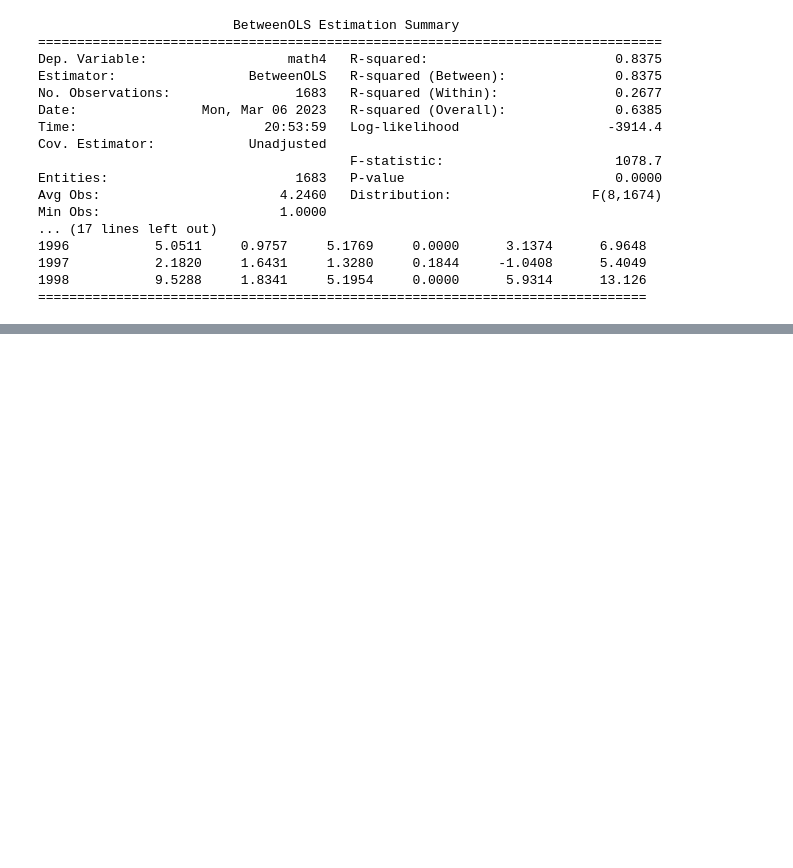
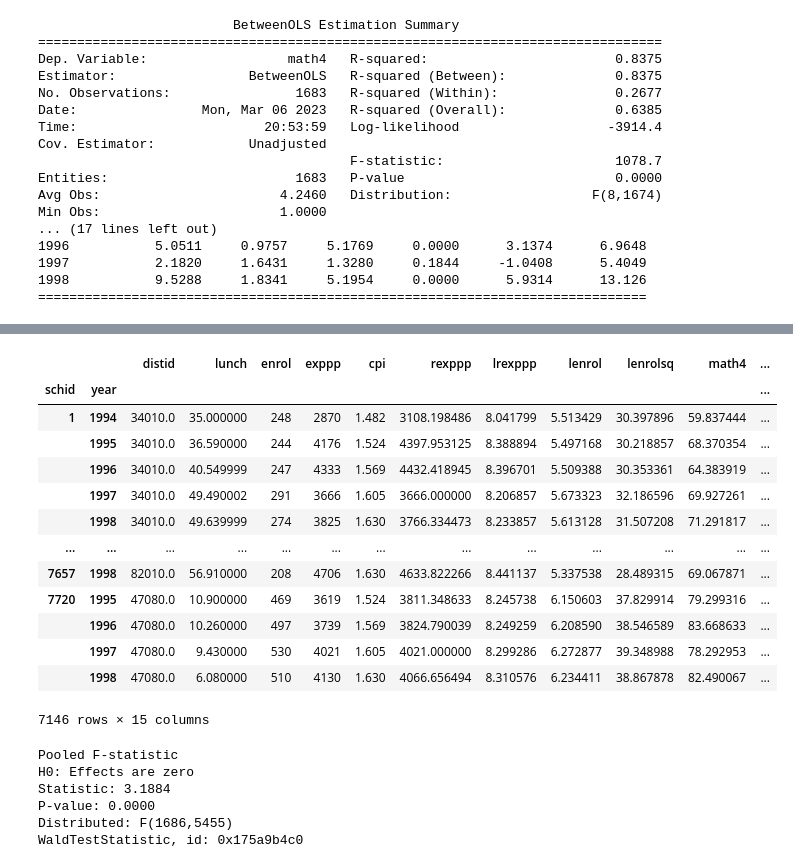
Before and after one commit to dhruv-pandit/ISEG_AEF, a Jupyter notebook: Econometrics/Micro/math_grades_pooled.ipynb, the cells around one changed output, grey strips where cells are left out. Drawn from its saved outputs; the diff is of its cells as text; code cells hidden in the pictures; blank space fills up the shorter version.

```diff
--- a/Econometrics/Micro/math_grades_pooled.ipynb
+++ b/Econometrics/Micro/math_grades_pooled.ipynb
@@ -341,0 +339,2 @@ print()
+# %%
+data_df_multi_index = data_df/set
@@ -341,0 +356,33 @@ print()
+# %%
+data_df_multi_index
+# %% [output]
+|  |  | distid | lunch | enrol | exppp | cpi | rexppp | lrexppp | lenrol | lenrolsq | math4 | ... |
+| schid | year |  |  |  |  |  |  |  |  |  |  | ... |
+| 1 | 1994 | 34010.0 | 35.000000 | 248 | 2870 | 1.482 | 3108.198486 | 8.041799 | 5.513429 | 30.397896 | 59.837444 | ... |
+|  | 1995 | 34010.0 | 36.590000 | 244 | 4176 | 1.524 | 4397.953125 | 8.388894 | 5.497168 | 30.218857 | 68.370354 | ... |
+|  | 1996 | 34010.0 | 40.549999 | 247 | 4333 | 1.569 | 4432.418945 | 8.396701 | 5.509388 | 30.353361 | 64.383919 | ... |
+|  | 1997 | 34010.0 | 49.490002 | 291 | 3666 | 1.605 | 3666.000000 | 8.206857 | 5.673323 | 32.186596 | 69.927261 | ... |
+|  | 1998 | 34010.0 | 49.639999 | 274 | 3825 | 1.630 | 3766.334473 | 8.233857 | 5.613128 | 31.507208 | 71.291817 | ... |
+| ... | ... | ... | ... | ... | ... | ... | ... | ... | ... | ... | ... | ... |
+| 7657 | 1998 | 82010.0 | 56.910000 | 208 | 4706 | 1.630 | 4633.822266 | 8.441137 | 5.337538 | 28.489315 | 69.067871 | ... |
+| 7720 | 1995 | 47080.0 | 10.900000 | 469 | 3619 | 1.524 | 3811.348633 | 8.245738 | 6.150603 | 37.829914 | 79.299316 | ... |
+|  | 1996 | 47080.0 | 10.260000 | 497 | 3739 | 1.569 | 3824.790039 | 8.249259 | 6.208590 | 38.546589 | 83.668633 | ... |
+|  | 1997 | 47080.0 | 9.430000 | 530 | 4021 | 1.605 | 4021.000000 | 8.299286 | 6.272877 | 39.348988 | 78.292953 | ... |
+|  | 1998 | 47080.0 | 6.080000 | 510 | 4130 | 1.630 | 4066.656494 | 8.310576 | 6.234411 | 38.867878 | 82.490067 | ... |
+7146 rows × 15 columns
+# %%
+import statsmodels.api as sm
+import linearmodels as lm
+data_df_multi_index =  data_df.set_index(['schid', 'year'])
+
+exog =sm.add_constant(data_df_multi_index[['lrexppp', 'lunch', 'lenrol', 'lenrolsq']])
+
+fe = lm.PanelOLS(data_df_multi_index['math4'], exog = exog, entity_effects=True, time_effects=True, drop_absorbed = True).fit(cov_type='clustered',  cluster_entity=True)
+fe.f_pooled
+# %% [output]
+Pooled F-statistic
+H0: Effects are zero
+Statistic: 3.1884
+P-value: 0.0000
+Distributed: F(1686,5455)
+WaldTestStatistic, id: 0x175a9b4c0
```
Also changed, not shown: parts of 5 cells of this notebook, 28 other files.
